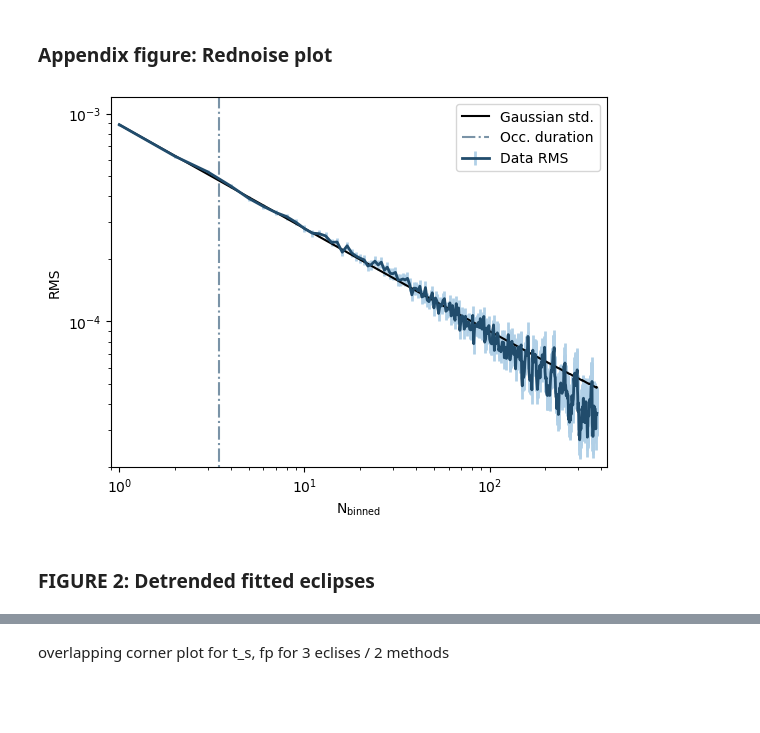
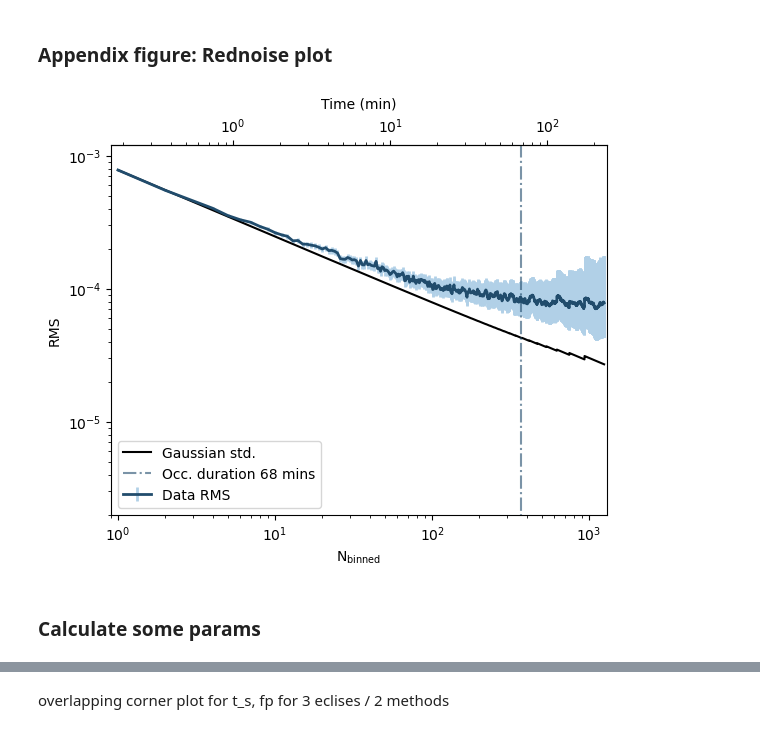
Before and after one commit to arocho11/MIRI_Eclipse_Photometry_Analysis, a Jupyter notebook: MakePlots/make_figs_paper.ipynb, the cells around one changed output, grey strips where cells are left out. Cells and saved outputs as stored; diff of their text form; code cells hidden in the pictures; blank space fills up the shorter version.

Commit message:
Improved plotting functions, fixed a problem with setting the eclipse time with respect to beginning of observations, added sigma fitting to joint fit with new LC

```diff
--- a/MakePlots/make_figs_paper.ipynb
+++ b/MakePlots/make_figs_paper.ipynb
@@ -771,0 +653,14 @@ print((time_arr['1'][-1]-time_arr['1'][0])*24*60)
+# %%
+# check residuals to see if theres a reason behind t_s being greater for joint
+c = ['#3366cc', '#dc3912', '#ff9900']
+offset = [0, 0.005, 0.01]
+plt.figure(figsize=(5, 3))
+for i, e in enumerate(eclipses):
+    plt.plot(time_arr[e]-time_arr[e][0], residuals[e]+offset[i], 'o', label='Residuals', alpha=0.15, color=c[i], markersize = 2, zorder=2)
+
+ax = plt.gca()
+ylim = ax.get_ylim()
+plt.vlines(t_s, -0.005, 0.02, color='black', linestyle='--', label='Expected time of mid-eclipse $(t_s)$', zorder=3)
+plt.axvspan(t_s-e_dur/2, t_s+e_dur/2, color='lightgrey', alpha=0.3, label = 'Eclipse duration', zorder=1)
+plt.ylim(ylim)
+plt.xlim(1.,3.4)
@@ -796,37 +694,41 @@ def plot_rednoise(residuals, minbins, occDuration = None, showPlot=True, fname=N
         rms = rms[np.isfinite(rms)]
         rmslo = np.zeros_like(rms)
         rmshi = rmslo
         stderr = np.std(residuals)/np.sqrt(binsz)
 
     plt.clf()
     ax = plt.gca()
     ax.set_yscale('log')
     ax.set_xscale('log')
     ax.errorbar(binsz, rms, yerr=[rmslo, rmshi], fmt="-", color='#214C6C', ecolor='#B1D0E7', capsize=0, linewidth=2, label="Data RMS")
     ax.plot(binsz, stderr, c='k', label="Gaussian std.")
 
     if occDuration is not None:
-        ax.vlines(occDuration, 10e-6, 10e-2, color='#214C6C', ls='-.', alpha=0.6, label='Occ. duration')
-    ax.set_ylim(2e-5, 1.2e-3)
+        ax.vlines(occDuration, 10e-7, 10e-2, color='#214C6C', ls='-.', alpha=0.6, label='Occ. duration 68 mins')
+    ax.set_ylim(2e-6, 1.2e-3)
     ax.set_xlim(0.9, maxbins+50)
+
+    # Add second x-axis on top showing time per bin
+    cadence = 11.1  # seconds
+    secax = ax.secondary_xaxis('top', functions=(lambda x: x * cadence / 60, lambda x: x * 60 / cadence))
+    secax.tick_params(labelsize=fontsize)
 
     ax.xaxis.set_tick_params(labelsize=fontsize)
     ax.yaxis.set_tick_params(labelsize=fontsize)
 
     plt.xlabel(r'N$_{\rm binned}$', fontsize=fontsize)
     plt.ylabel('RMS', fontsize=fontsize)
-    plt.legend(loc='best', fontsize=fontsize)
+    plt.title('Time (min)', fontsize=fontsize)
+    plt.legend(loc='lower left', fontsize=fontsize)
     if fname is not None:
         plt.savefig(fname)
 
     if showPlot:
         plt.show()
 
     plt.close()
 
 res = np.concatenate([residuals[e] for e in eclipses])
-plot_rednoise(res, 10, fname='Joint_rednoise.png', occDuration=3.442622950819672)
+plot_rednoise(res, 3, fname='Joint_rednoise.png', occDuration=366.4864864864865)
 # %% [output]
-[figure, old version]
+[figure, new version]
-# %% [markdown]
-### FIGURE 2: Detrended fitted eclipses
@@ -839,0 +735,2 @@ plot_rednoise(res, 10, fname='Joint_rednoise.png', occDuration=3.442622950819672
+# %% [markdown]
+### Calculate some params
```
Also changed, not shown: parts of 16 cells of this notebook, 25 other files.
